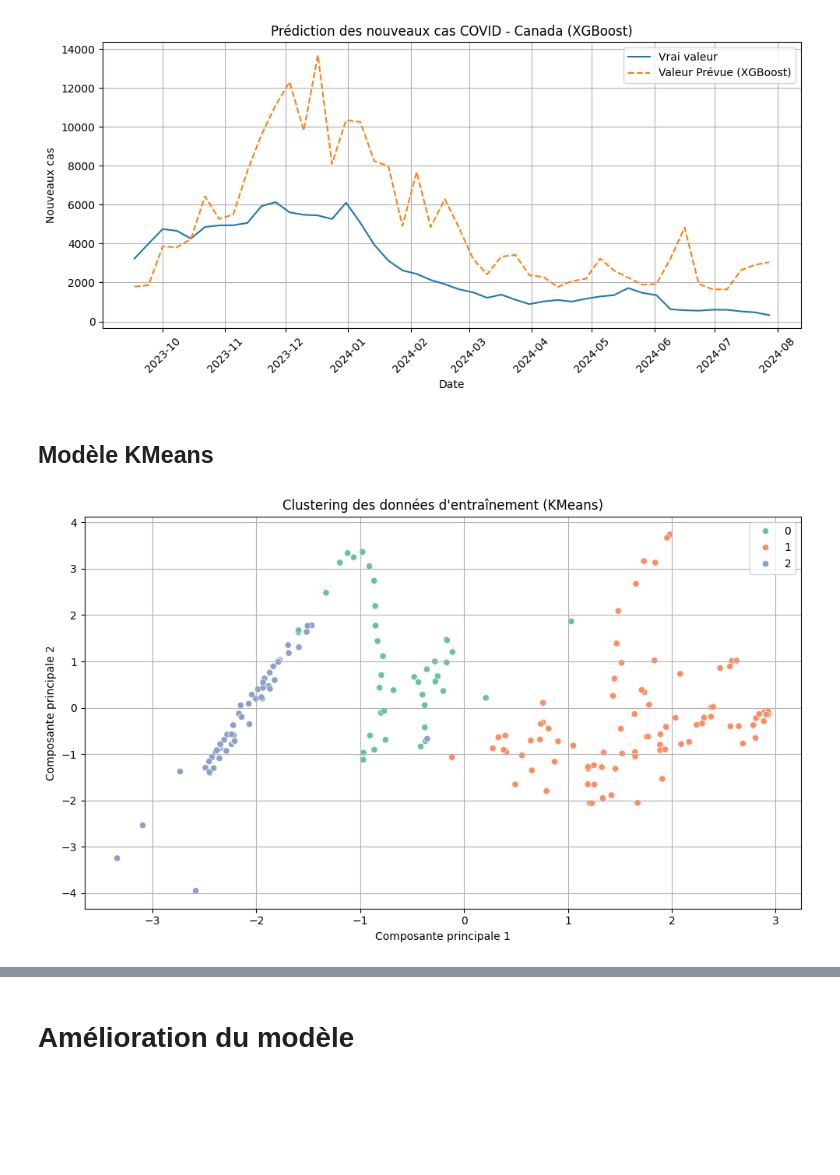
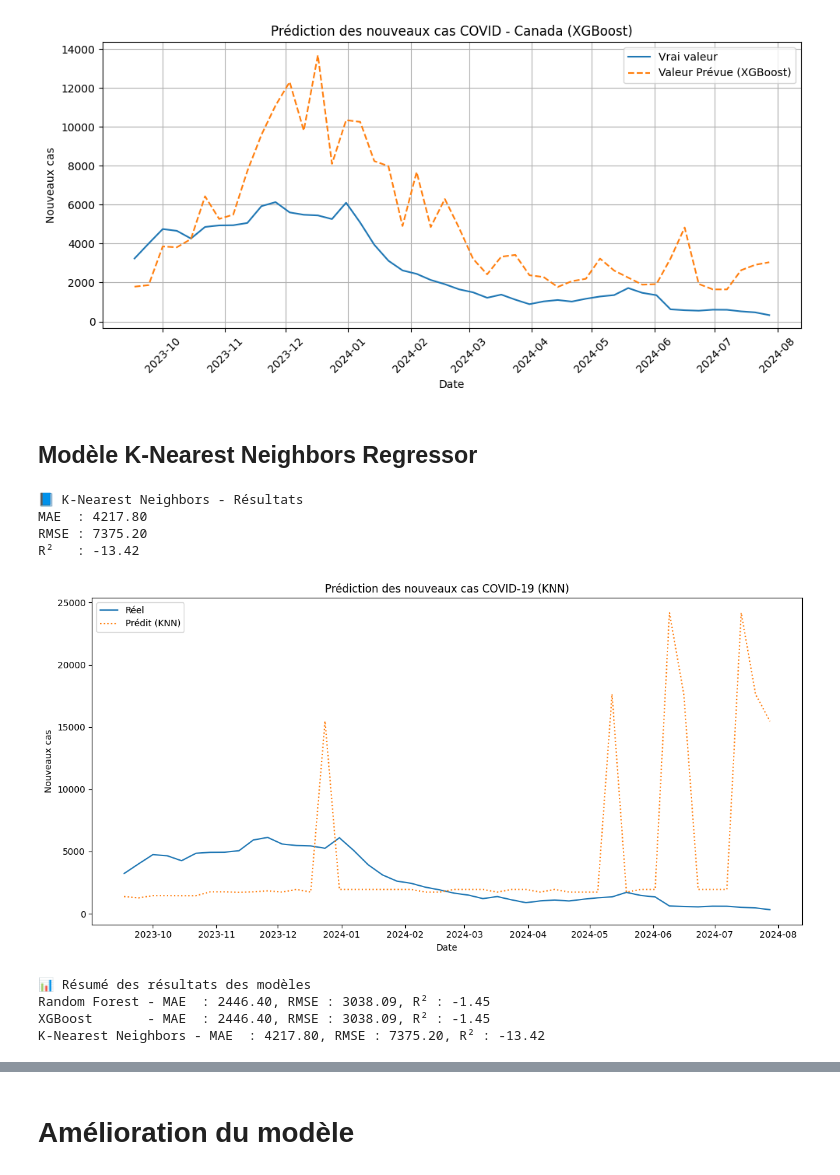
Before and after one commit to DJOUMESSI2004/mspr2, a Jupyter notebook: ml/notebook/exploration_canada.ipynb, the cells around one changed output, grey strips where cells are left out. Saved outputs shown, nothing was run; the diff lists cells and outputs as text; code cells hidden in the pictures; blank space fills up the shorter version.

Commit message:
Amélioration des modèles

```diff
--- a/ml/notebook/exploration_canada.ipynb
+++ b/ml/notebook/exploration_canada.ipynb
@@ -305,29 +304,50 @@ RMSE : 3038.09
 R² : -1.45
 [figure]
 # %% [markdown]
-## Modèle KMeans
+## Modèle K-Nearest Neighbors Regressor
 # %%
-# Standardisation
-scaler = StandardScaler()
-X_scaled = scaler.fit_transform(X_train)
+# Entraînement du modèle
+knn = KNeighborsRegressor(n_neighbors=5)
+knn.fit(X_train, y_train)
 
-# Entraînement du modèle KMeans
-model = KMeans(n_clusters=3, random_state=42, n_init="auto")
-model.fit(X_scaled)
+# Prédictions
+y_pred_knn = knn.predict(X_test)
 
-# Réduction pour affichage
-pca = PCA(n_components=2)
-X_pca = pca.fit_transform(X_scaled)
+# Évaluation
+mae_knn = mean_absolute_error(y_test, y_pred_knn)
+rmse_knn = np.sqrt(mean_squared_error(y_test, y_pred_knn))
+r2_knn = r2_score(y_test, y_pred_knn)
 
-# Affichage
-plt.figure(figsize=(10, 6))
-sns.scatterplot(x=X_pca[:, 0], y=X_pca[:, 1], hue=model.labels_, palette="Set2")
-plt.title("Clustering des données d'entraînement (KMeans)")
-plt.xlabel("Composante principale 1")
-plt.ylabel("Composante principale 2")
-plt.grid()
+print("\n K-Nearest Neighbors - Résultats")
+print(f"MAE  : {mae_knn:.2f}")
+print(f"RMSE : {rmse_knn:.2f}")
+print(f"R²   : {r2_knn:.2f}")
+
+# Visualisation des résultats
+plt.figure(figsize=(12, 6))
+plt.plot(df["date"].iloc[split_idx:], y_test.values, label="Réel")
+plt.plot(df["date"].iloc[split_idx:], y_pred_knn, label="Prédit (KNN)", linestyle=":")
+plt.title("Prédiction des nouveaux cas COVID-19 (KNN)")
+plt.xlabel("Date")
+plt.ylabel("Nouveaux cas")
+plt.legend()
 plt.tight_layout()
 plt.show()
 # %% [output]
+📘 K-Nearest Neighbors - Résultats
+MAE  : 4217.80
+RMSE : 7375.20
+R²   : -13.42
-[figure, old version]
+[figure, new version]
+# %%
+# Résumé des résultats des modèles
+print("\n Résumé des résultats des modèles")
+print(f"Random Forest - MAE  : {mae:.2f}, RMSE : {rmse:.2f}, R² : {r2:.2f}")
+print(f"XGBoost       - MAE  : {mae_xgb:.2f}, RMSE : {rmse_xgb:.2f}, R² : {r2_xgb:.2f}")
+print(f"K-Nearest Neighbors - MAE  : {mae_knn:.2f}, RMSE : {rmse_knn:.2f}, R² : {r2_knn:.2f}")
+# %% [output]
+📊 Résumé des résultats des modèles
+Random Forest - MAE  : 2446.40, RMSE : 3038.09, R² : -1.45
+XGBoost       - MAE  : 2446.40, RMSE : 3038.09, R² : -1.45
+K-Nearest Neighbors - MAE  : 4217.80, RMSE : 7375.20, R² : -13.42
 # %% [markdown]
```
Also changed, not shown: parts of 6 cells of this notebook.
